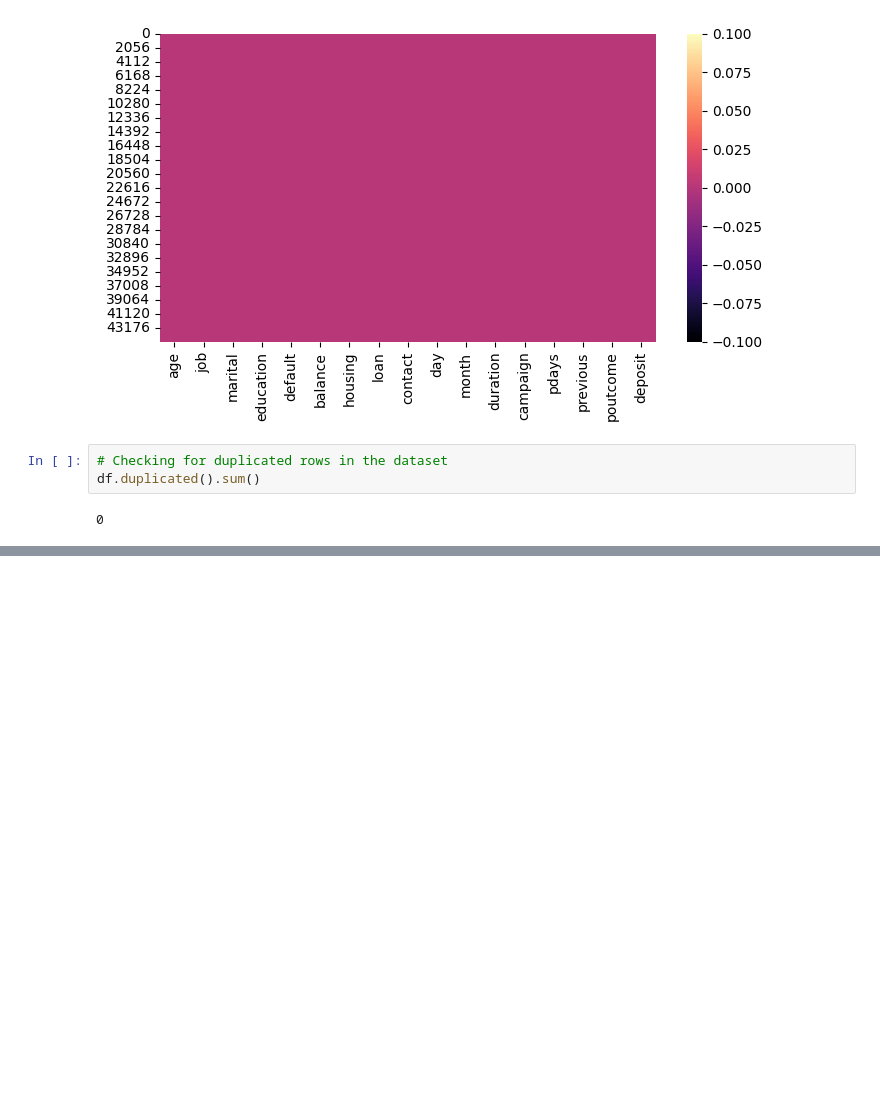
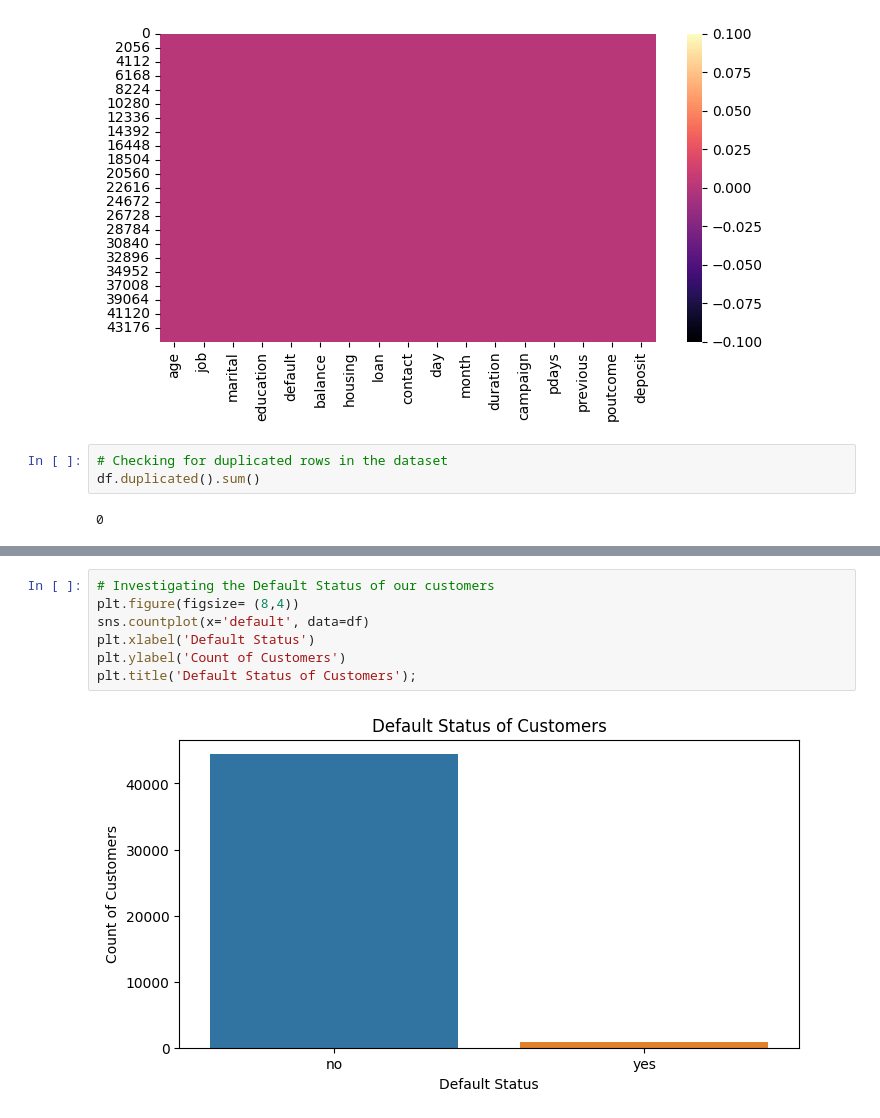
Before and after one commit to kayodeolusanya/Nexus-Bank-Customer-Segmentation-Project, a Jupyter notebook: Nexus_Bank_Customer_Segmentation_Project.ipynb, the cells around one changed output, grey strips where cells are left out. Drawn from its saved outputs; the diff is of its cells as text; blank space fills up the shorter version.

```diff
--- a/Nexus_Bank_Customer_Segmentation_Project.ipynb
+++ b/Nexus_Bank_Customer_Segmentation_Project.ipynb
@@ -123,0 +173,9 @@ df.duplicated().sum()
+# %%
+# Investigating the Default Status of our customers
+plt.figure(figsize= (8,4))
+sns.countplot(x='default', data=df)
+plt.xlabel('Default Status')
+plt.ylabel('Count of Customers')
+plt.title('Default Status of Customers');
+# %% [output]
+[figure, added]
```
Also changed, not shown: parts of 8 cells of this notebook.
